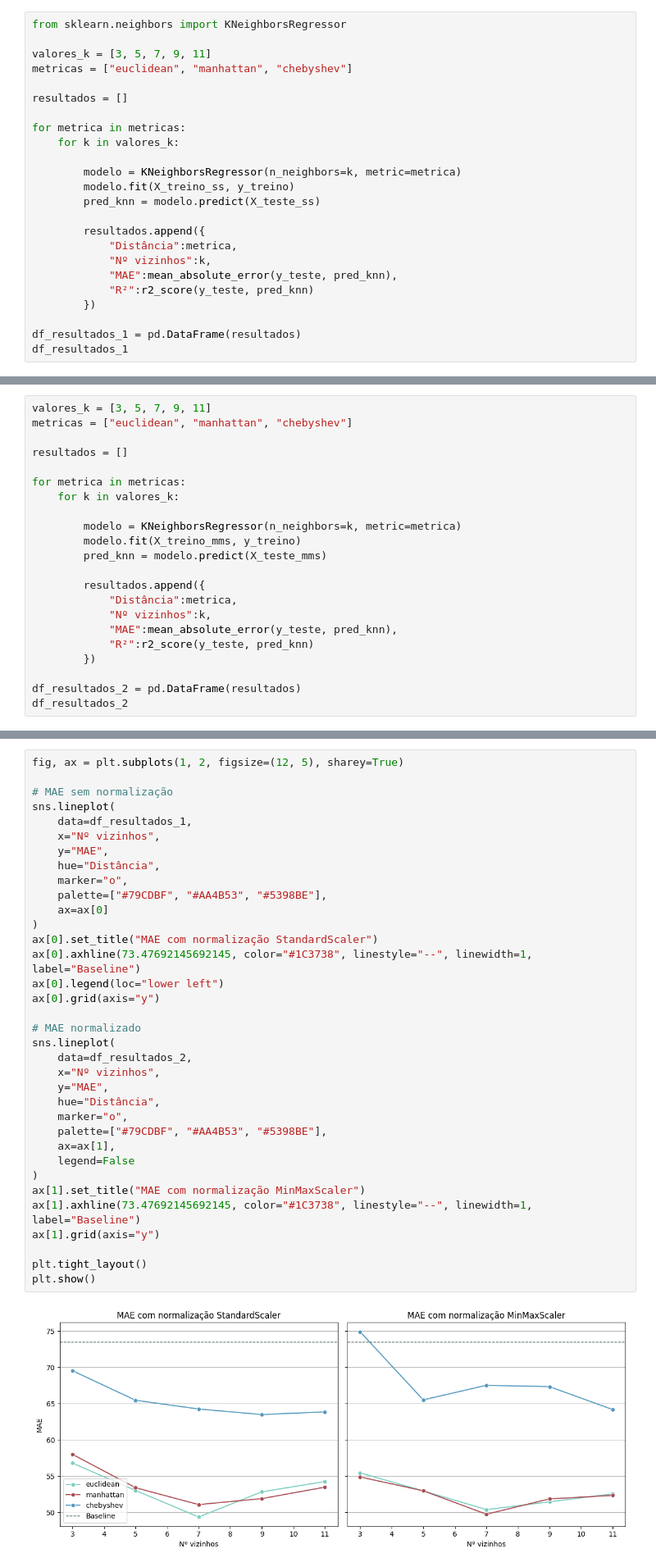
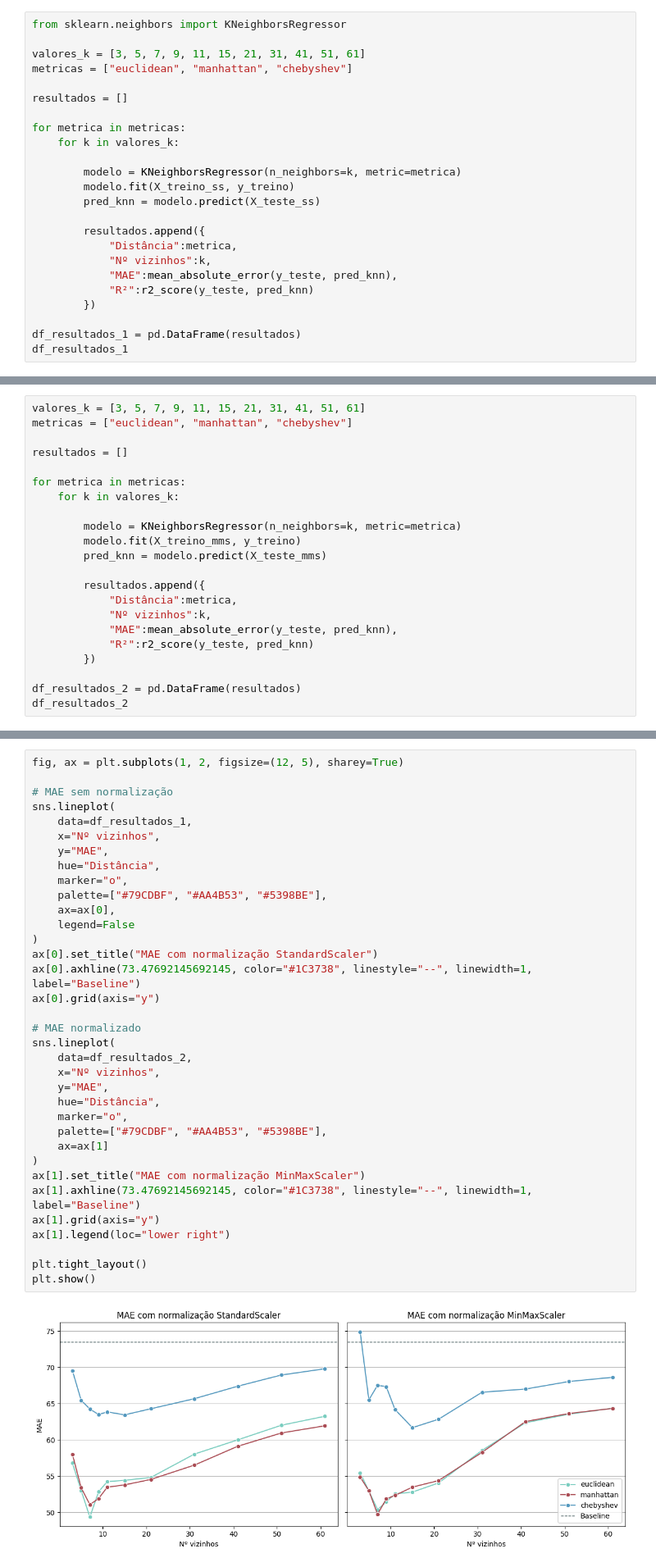
Before and after one commit to PangioAAA/Cubo_gelatinoso, a Jupyter notebook: Notebook/Cubo gelatinoso.ipynb, the cells around one changed output, grey strips where cells are left out. Shown at 82% size. Saved outputs shown, nothing was run; the diff lists cells and outputs as text.

```diff
--- a/Notebook/Cubo gelatinoso.ipynb
+++ b/Notebook/Cubo gelatinoso.ipynb
@@ -416,7 +440,7 @@ R² baseline: -0.004443793838727839
 # %%
 from sklearn.neighbors import KNeighborsRegressor
 
-valores_k = [3, 5, 7, 9, 11]
+valores_k = [3, 5, 7, 9, 11, 15, 21, 31, 41, 51, 61]
 metricas = ["euclidean", "manhattan", "chebyshev"]
 
 resultados = []
@@ -457,5 +484,5 @@ df_resultados_1
 # %%
-valores_k = [3, 5, 7, 9, 11]
+valores_k = [3, 5, 7, 9, 11, 15, 21, 31, 41, 51, 61]
 metricas = ["euclidean", "manhattan", "chebyshev"]
 
 resultados = []
@@ -537,35 +574,35 @@ fig, ax = plt.subplots(1, 2, figsize=(12, 5), sharey=True)
 
 # MAE sem normalização
 sns.lineplot(
     data=df_resultados_1,
     x="Nº vizinhos",
     y="MAE",
     hue="Distância",
     marker="o",
     palette=["#79CDBF", "#AA4B53", "#5398BE"],
-    ax=ax[0]
+    ax=ax[0],
+    legend=False
 )
 ax[0].set_title("MAE com normalização StandardScaler")
 ax[0].axhline(73.47692145692145, color="#1C3738", linestyle="--", linewidth=1, label="Baseline")
-ax[0].legend(loc="lower left")
 ax[0].grid(axis="y")
 
 # MAE normalizado
 sns.lineplot(
     data=df_resultados_2,
     x="Nº vizinhos",
     y="MAE",
     hue="Distância",
     marker="o",
     palette=["#79CDBF", "#AA4B53", "#5398BE"],
-    ax=ax[1],
-    legend=False
+    ax=ax[1]
 )
 ax[1].set_title("MAE com normalização MinMaxScaler")
 ax[1].axhline(73.47692145692145, color="#1C3738", linestyle="--", linewidth=1, label="Baseline")
 ax[1].grid(axis="y")
+ax[1].legend(loc="lower right")
 
 plt.tight_layout()
 plt.show()
 # %% [output]
-[figure, old version]
+[figure, new version]
```
Also changed, not shown: parts of 28 cells of this notebook.
